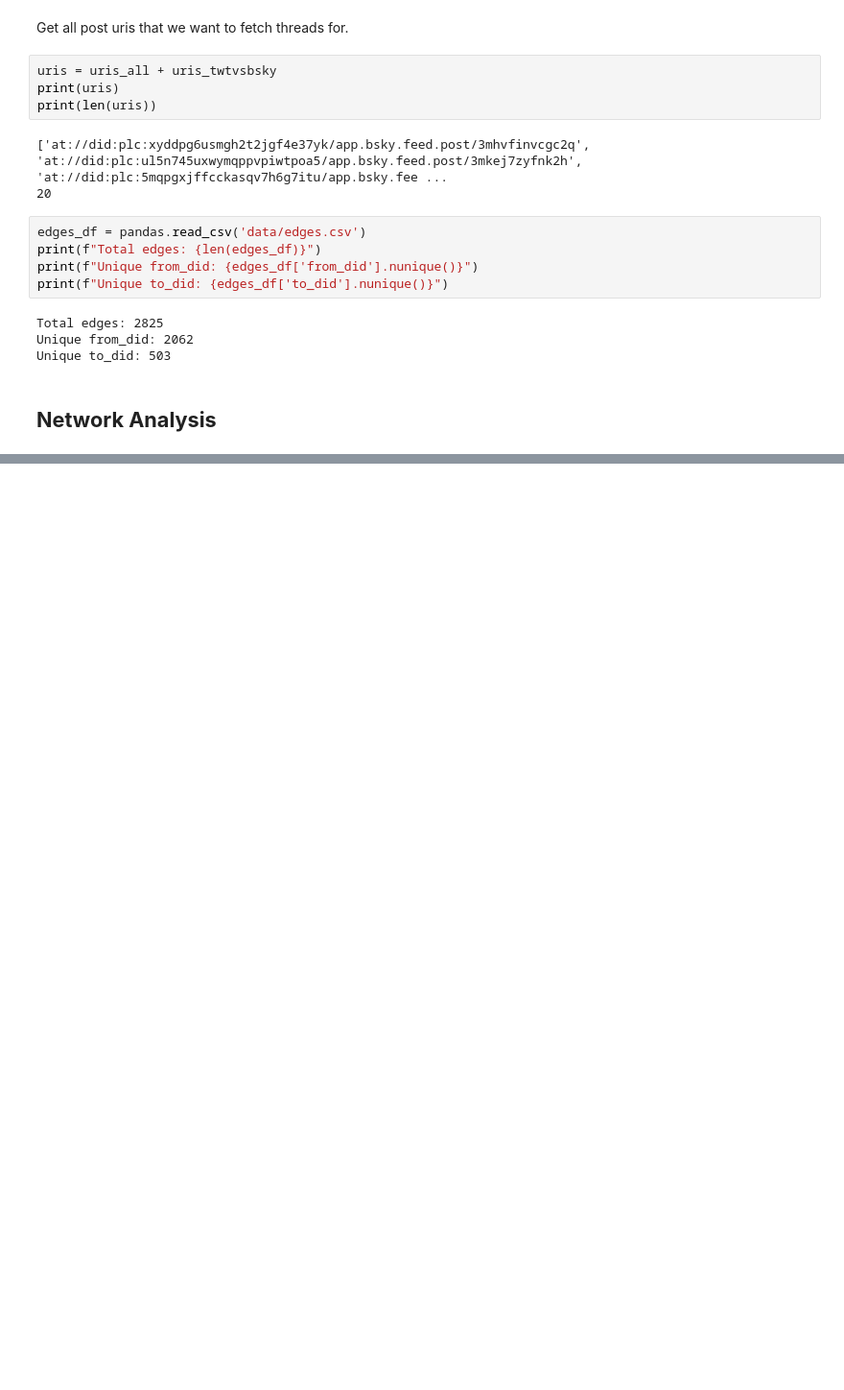
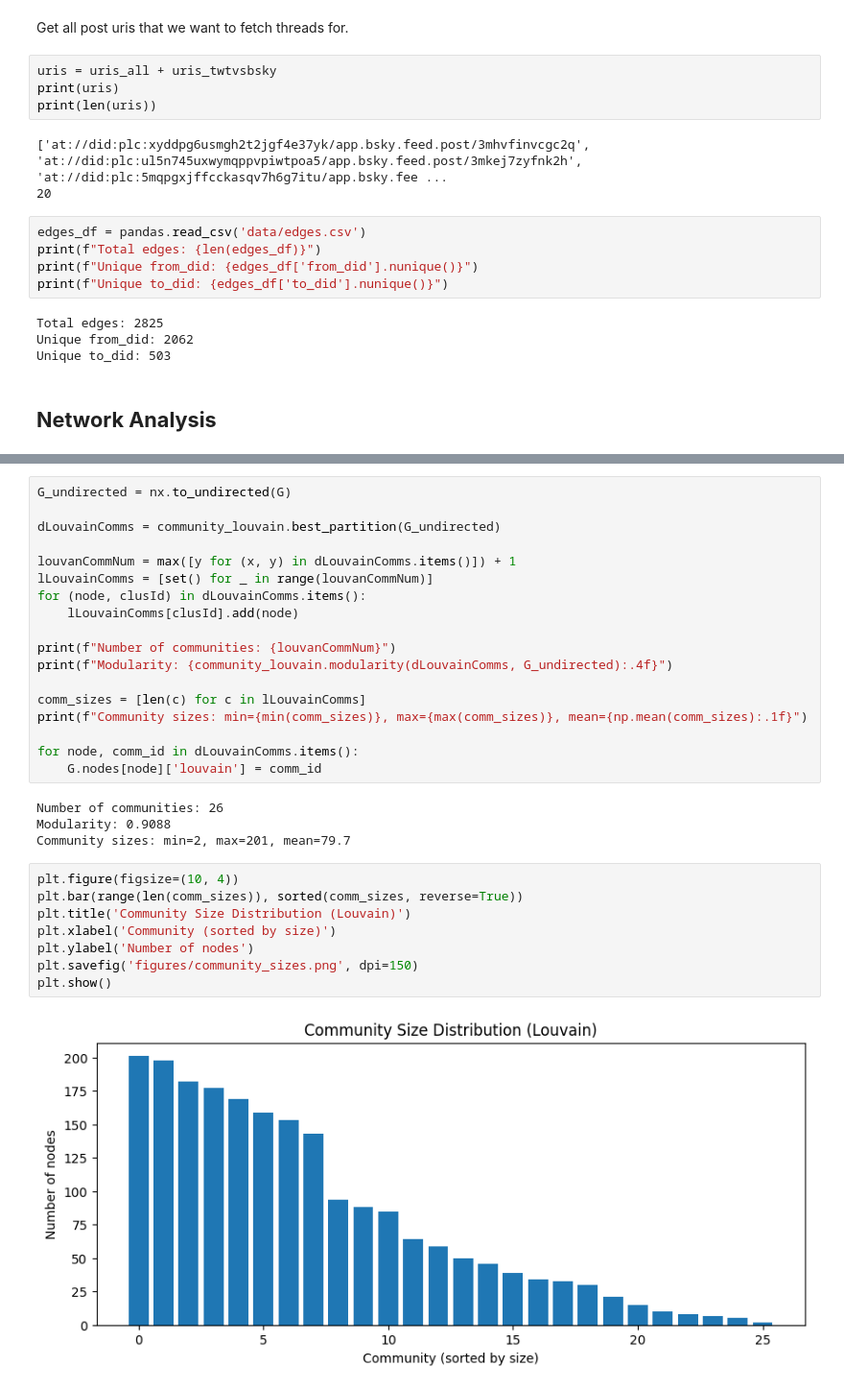
Before and after one commit to devvotel/smna-assignment2-ug44, a Jupyter notebook: eda.ipynb, the cells around one changed output, grey strips where cells are left out. Shown at 96% size. Saved outputs shown, nothing was run; the diff lists cells and outputs as text; blank space fills up the shorter version.

```diff
--- a/eda.ipynb
+++ b/eda.ipynb
@@ -122,0 +279,32 @@ print(edges_df.head())
+# %%
+G_undirected = nx.to_undirected(G)
+
+dLouvainComms = community_louvain.best_partition(G_undirected)
+
+louvanCommNum = max([y for (x, y) in dLouvainComms.items()]) + 1
+lLouvainComms = [set() for _ in range(louvanCommNum)]
+for (node, clusId) in dLouvainComms.items():
+    lLouvainComms[clusId].add(node)
+
+print(f"Number of communities: {louvanCommNum}")
+print(f"Modularity: {community_louvain.modularity(dLouvainComms, G_undirected):.4f}")
+
+comm_sizes = [len(c) for c in lLouvainComms]
+print(f"Community sizes: min={min(comm_sizes)}, max={max(comm_sizes)}, mean={np.mean(comm_sizes):.1f}")
+
+for node, comm_id in dLouvainComms.items():
+    G.nodes[node]['louvain'] = comm_id
+# %% [output]
+Number of communities: 26
+Modularity: 0.9088
+Community sizes: min=2, max=201, mean=79.7
+# %%
+plt.figure(figsize=(10, 4))
+plt.bar(range(len(comm_sizes)), sorted(comm_sizes, reverse=True))
+plt.title('Community Size Distribution (Louvain)')
+plt.xlabel('Community (sorted by size)')
+plt.ylabel('Number of nodes')
+plt.savefig('figures/community_sizes.png', dpi=150)
+plt.show()
+# %% [output]
+[figure, added]
```
Also changed, not shown: parts of 15 cells of this notebook.
